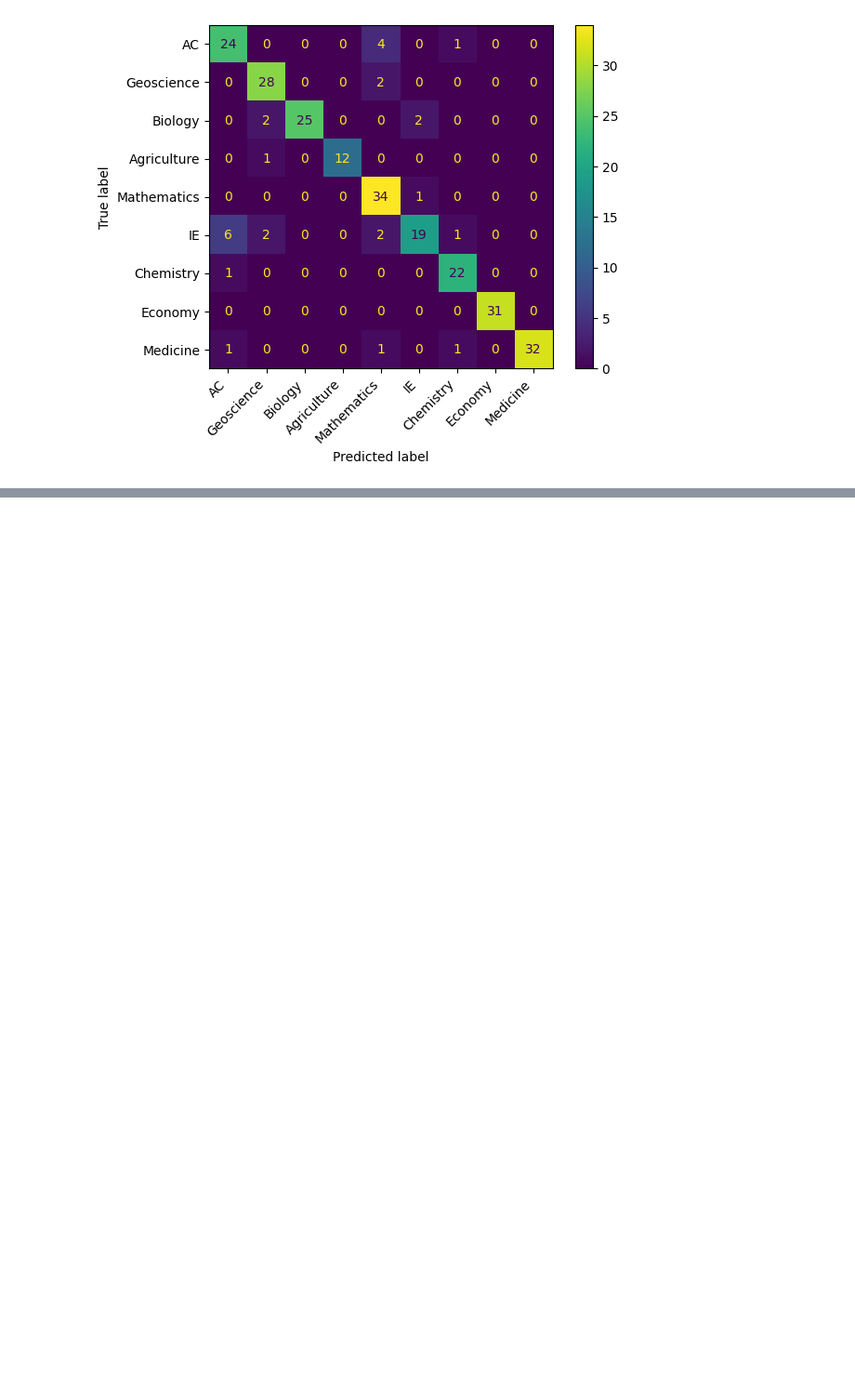
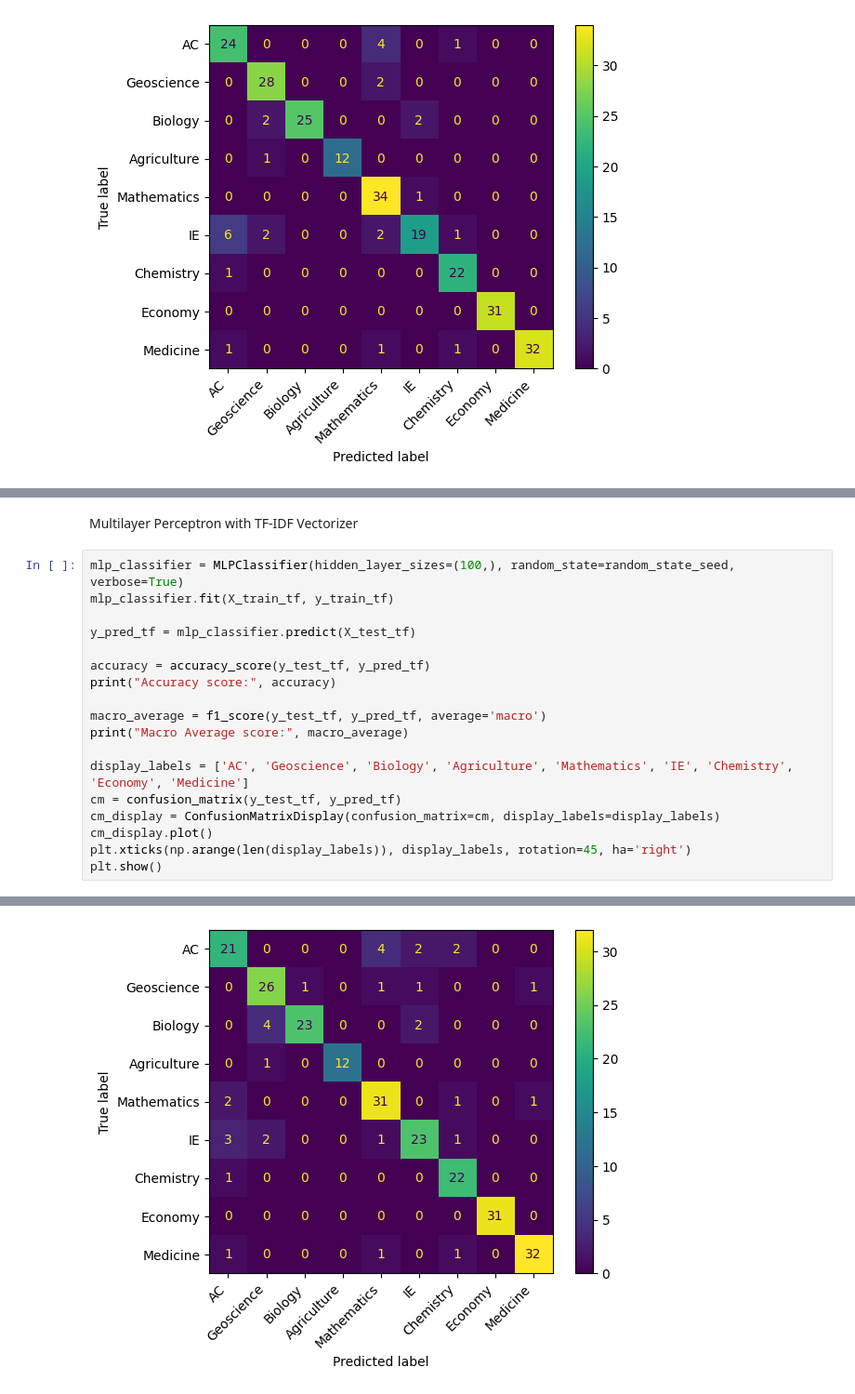
Before and after one commit to milossdjuric/Text-Classification-for-Serbian-Science-Journals, a Jupyter notebook: serbian_science_journals.ipynb, the cells around one changed output, grey strips where cells are left out. Shown at 93% size. Cells and saved outputs as stored; diff of their text form; blank space fills up the shorter version.

```diff
--- a/serbian_science_journals.ipynb
+++ b/serbian_science_journals.ipynb
@@ -616,0 +682,21 @@ Macro Average score:
+# %% [markdown]
+<p>Multilayer Perceptron with TF-IDF Vectorizer</p>
+# %%
+mlp_classifier = MLPClassifier(hidden_layer_sizes=(100,), random_state=random_state_seed, verbose=True)
+mlp_classifier.fit(X_train_tf, y_train_tf)
+
+y_pred_tf = mlp_classifier.predict(X_test_tf)
+
+accuracy = accuracy_score(y_test_tf, y_pred_tf)
+print("Accuracy score:", accuracy)
+
+macro_average = f1_score(y_test_tf, y_pred_tf, average='macro')
+print("Macro Average score:", macro_average)
+
+display_labels = ['AC', 'Geoscience', 'Biology', 'Agriculture', 'Mathematics', 'IE', 'Chemistry', 'Economy', 'Medicine']
+cm = confusion_matrix(y_test_tf, y_pred_tf)
+cm_display = ConfusionMatrixDisplay(confusion_matrix=cm, display_labels=display_labels)
+cm_display.plot()
+plt.xticks(np.arange(len(display_labels)), display_labels, rotation=45, ha='right')
+plt.show()
+# %% [output]
@@ -616,0 +720 @@ Macro Average score:
+[figure, added]
```
Also changed, not shown: parts of 20 cells of this notebook, 1 other file.
